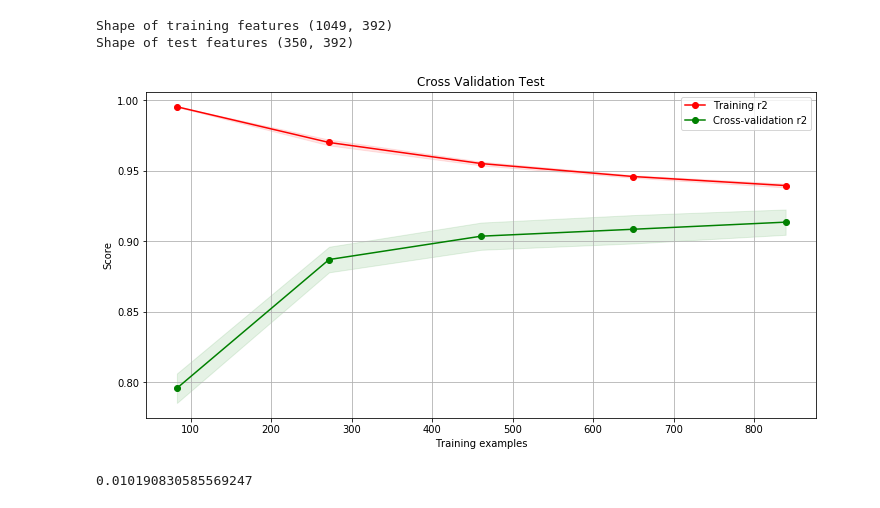
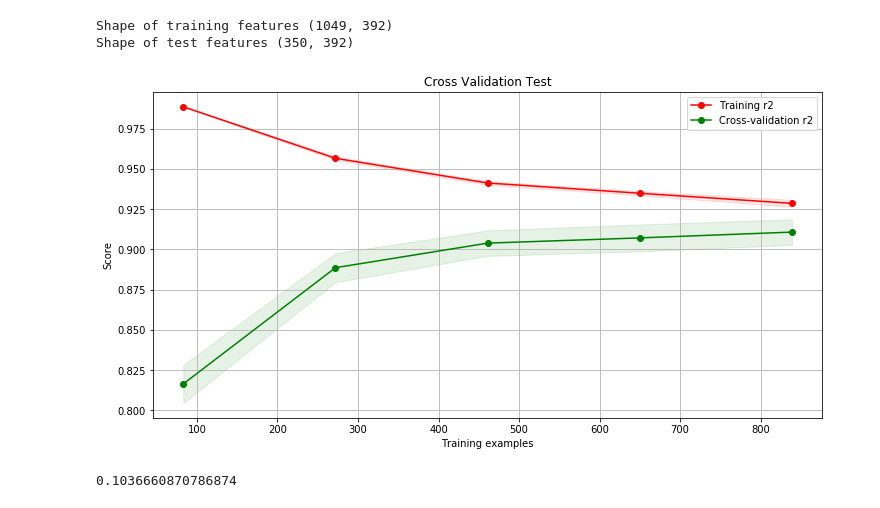
Before and after one commit to SatioO/HousingPrediction, a Jupyter notebook: Housing.ipynb, the cells around one changed output. Cells and saved outputs as stored; diff of their text form; code cells hidden in the pictures.

```diff
--- a/Housing.ipynb
+++ b/Housing.ipynb
@@ -196,38 +196,38 @@ lasso = GridSearchCV(Lasso(), params, scoring="r2", cv=5, verbose=16)
 # %%
 from sklearn.model_selection import learning_curve
 
-lasso = Lasso(alpha=0.0005)
+lasso = Lasso(alpha=0.001)
 
 plt.figure(figsize=(12, 6))
 plt.title("Cross Validation Test")
 plt.xlabel("Training examples")
 plt.ylabel("Score")
 train_sizes, train_scores, test_scores = learning_curve(
     lasso, X_train, y_train, cv=folds, n_jobs=-1, train_sizes=np.linspace(0.1, 1.0, 5), random_state=SEED, scoring="r2")
 train_scores_mean = np.mean(train_scores, axis=1)
 train_scores_std = np.std(train_scores, axis=1)
 test_scores_mean = np.mean(test_scores, axis=1)
 test_scores_std = np.std(test_scores, axis=1)
 plt.grid()
 
 plt.fill_between(train_sizes, train_scores_mean - train_scores_std,
                  train_scores_mean + train_scores_std, alpha=0.1,
                  color="r")
 plt.fill_between(train_sizes, test_scores_mean - test_scores_std,
                  test_scores_mean + test_scores_std, alpha=0.1, color="g")
 plt.plot(train_sizes, train_scores_mean, 'o-', color="r",
          label="Training r2")
 plt.plot(train_sizes, test_scores_mean, 'o-', color="g",
          label="Cross-validation r2")
 
 plt.legend(loc="best")
 plt.show()
 # %% [output]
-[figure, old version]
+[figure, new version]
 # %%
 lasso.fit(X_train, y_train)
 y_pred = lasso.predict(X_test)
 # %%
-mean_squared_error(y_pred, y_test)
+np.sqrt(mean_squared_error(y_pred, y_test))
 # %% [output]
-0.010190830585569247
+0.1036660870786874
```
Also changed, not shown: parts of 2 cells of this notebook.
